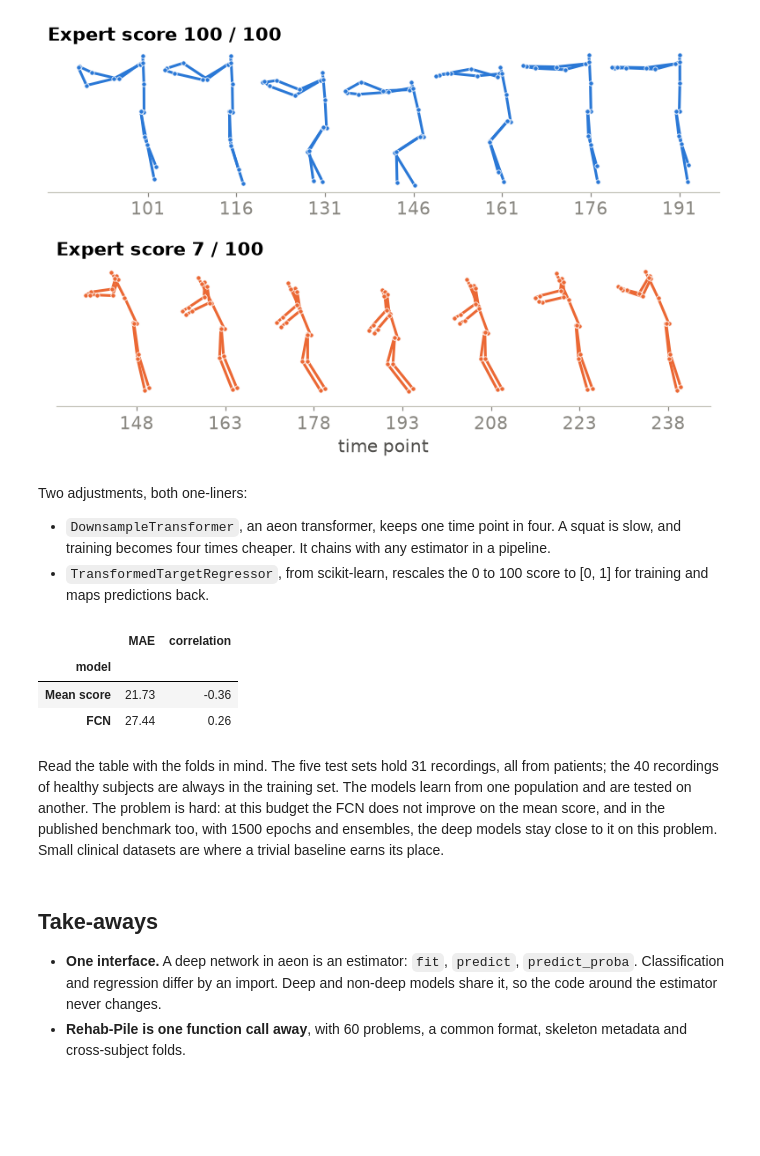
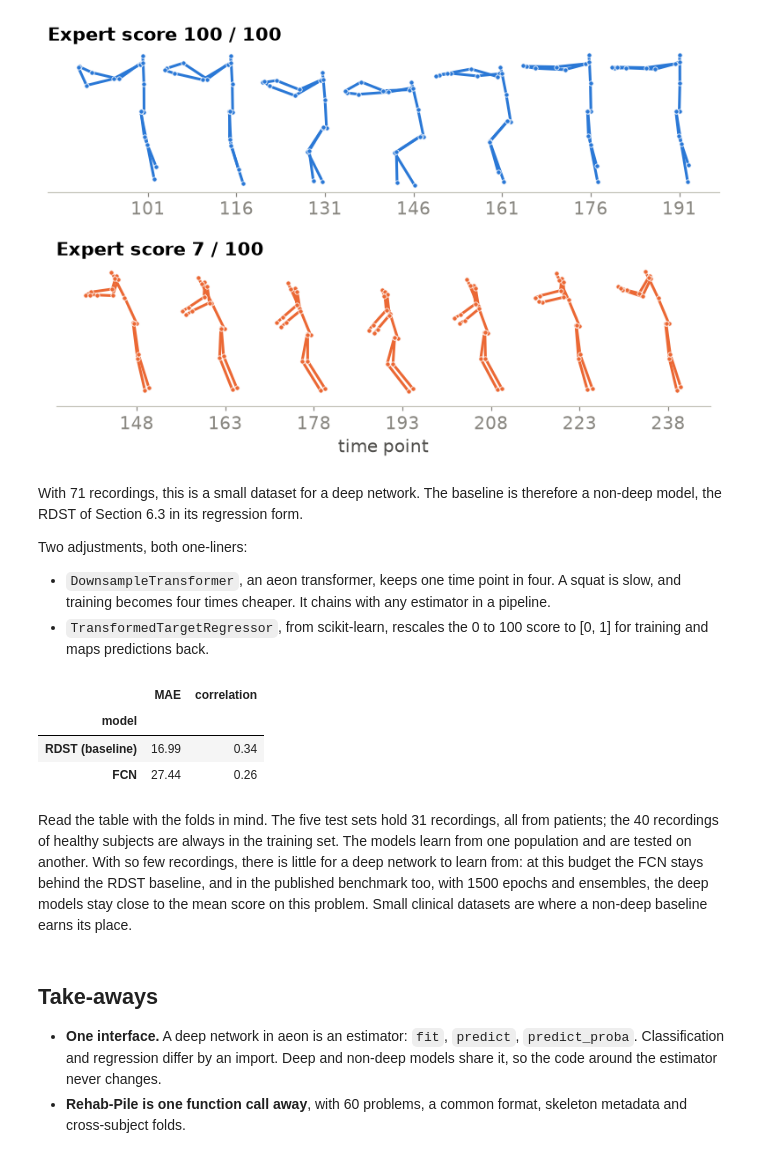
Before and after one commit to aeon-tutorials/ADBIS-2026, a Jupyter notebook: Notebooks/rehab_pile_deep_learning.ipynb, the cells around one changed output. Saved outputs shown, nothing was run; the diff lists cells and outputs as text; code cells hidden in the pictures; blank space fills up the shorter version.

Commit message:
replace baseline last

```diff
--- a/Notebooks/rehab_pile_deep_learning.ipynb
+++ b/Notebooks/rehab_pile_deep_learning.ipynb
@@ -869,41 +869,46 @@ save(fig, "kimore_skeletons")
 # %% [output]
 [figure]
 # %% [markdown]
+With 71 recordings, this is a small dataset for a deep network. The baseline is therefore a non-deep model, the RDST of Section 6.3 in its regression form.
+
 Two adjustments, both one-liners:
 
 - `DownsampleTransformer`, an aeon transformer, keeps one time point in four. A squat is slow, and training becomes four times cheaper. It chains with any estimator in a pipeline.
 - `TransformedTargetRegressor`, from scikit-learn, rescales the 0 to 100 score to [0, 1] for training and maps predictions back.
 # %%
+from aeon.regression.shapelet_based import RDSTRegressor
 from aeon.transformations.collection import DownsampleTransformer
 from sklearn.compose import TransformedTargetRegressor
 from sklearn.preprocessing import MinMaxScaler
 
 
 def downsample():
     return DownsampleTransformer(downsample_by="proportion", proportion=0.75)
 
 
 kimore_models = {
-    "Mean score": lambda: DummyRegressor(),
+    "RDST (baseline)": lambda: make_pipeline(
+        downsample(), RDSTRegressor(random_state=SEED, n_jobs=-1)
+    ),
     "FCN": lambda: make_pipeline(
         downsample(),
         TransformedTargetRegressor(FCNRegressor(**deep), transformer=MinMaxScaler()),
     ),
 }
 
 rows = []
 for name, make in kimore_models.items():
     k_true, k_pred = evaluate(make, "KIMORE_reg_Sq", n_folds=5, scale=1.0)
     rows.append({"model": name, "MAE": mean_absolute_error(k_true, k_pred),
                  "correlation": np.corrcoef(k_true, k_pred)[0, 1]})
 pd.DataFrame(rows).set_index("model").round(2)
 # %% [output]
 |  | MAE | correlation |
 | model |  |  |
-| Mean score | 21.73 | -0.36 |
+| RDST (baseline) | 16.99 | 0.34 |
 | FCN | 27.44 | 0.26 |
 # %% [markdown]
-Read the table with the folds in mind. The five test sets hold 31 recordings, all from patients; the 40 recordings of healthy subjects are always in the training set. The models learn from one population and are tested on another. The problem is hard: at this budget the FCN does not improve on the mean score, and in the published benchmark too, with 1500 epochs and ensembles, the deep models stay close to it on this problem. Small clinical datasets are where a trivial baseline earns its place.
+Read the table with the folds in mind. The five test sets hold 31 recordings, all from patients; the 40 recordings of healthy subjects are always in the training set. The models learn from one population and are tested on another. With so few recordings, there is little for a deep network to learn from: at this budget the FCN stays behind the RDST baseline, and in the published benchmark too, with 1500 epochs and ensembles, the deep models stay close to the mean score on this problem. Small clinical datasets are where a non-deep baseline earns its place.
 # %% [markdown]
 ## Take-aways
 
```
Also changed, not shown: 3 other files.
